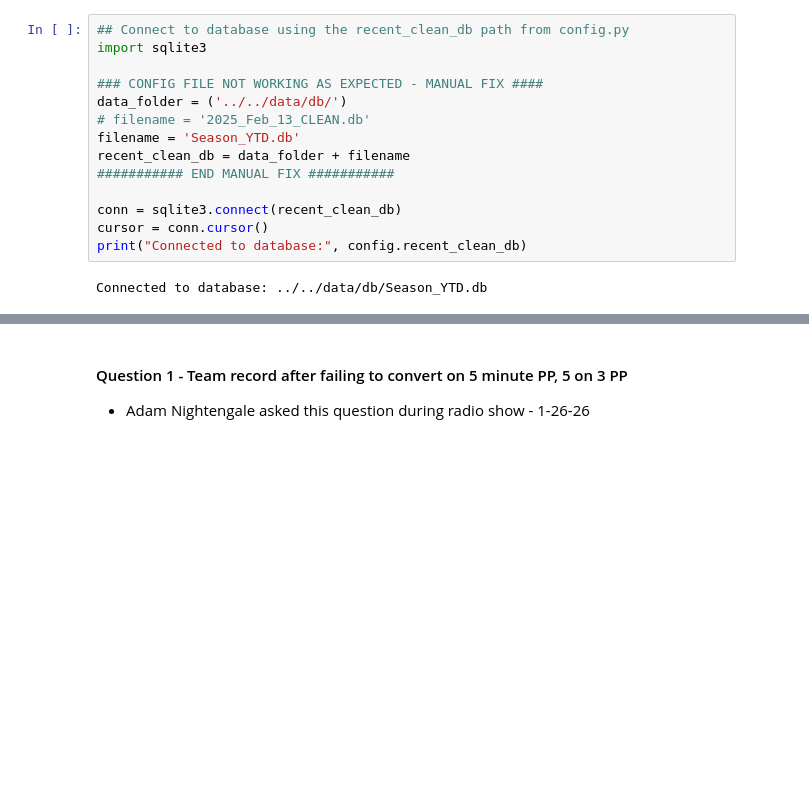
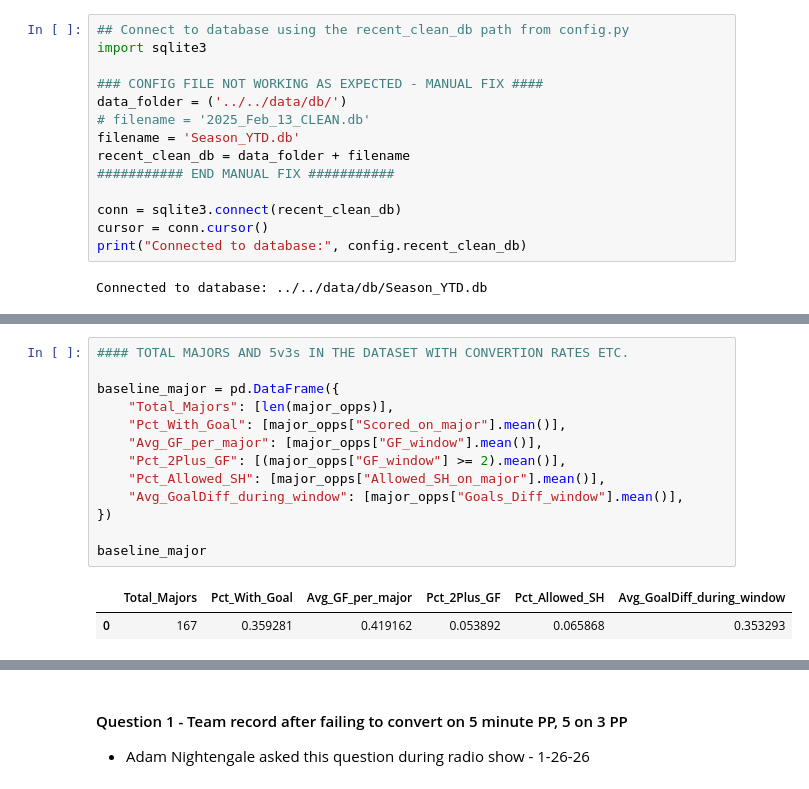
Before and after one commit to JSmith1826/college_hockey_2526, a Jupyter notebook: workbook/visualization_scripts/SQL_Scratchbook.ipynb, the cells around one changed output, grey strips where cells are left out. Saved outputs shown, nothing was run; the diff lists cells and outputs as text; blank space fills up the shorter version.

```diff
--- a/workbook/visualization_scripts/SQL_Scratchbook.ipynb
+++ b/workbook/visualization_scripts/SQL_Scratchbook.ipynb
@@ -552,0 +957,16 @@ opps_53_df, team_53_summary
+# %%
+#### TOTAL MAJORS AND 5v3s IN THE DATASET WITH CONVERTION RATES ETC.
+
+baseline_major = pd.DataFrame({
+    "Total_Majors": [len(major_opps)],
+    "Pct_With_Goal": [major_opps["Scored_on_major"].mean()],
+    "Avg_GF_per_major": [major_opps["GF_window"].mean()],
+    "Pct_2Plus_GF": [(major_opps["GF_window"] >= 2).mean()],
+    "Pct_Allowed_SH": [major_opps["Allowed_SH_on_major"].mean()],
+    "Avg_GoalDiff_during_window": [major_opps["Goals_Diff_window"].mean()],
+})
+
+baseline_major
+# %% [output]
+|  | Total_Majors | Pct_With_Goal | Avg_GF_per_major | Pct_2Plus_GF | Pct_Allowed_SH | Avg_GoalDiff_during_window |
+| 0 | 167 | 0.359281 | 0.419162 | 0.053892 | 0.065868 | 0.353293 |
```
Also changed, not shown: parts of 19 cells of this notebook.
